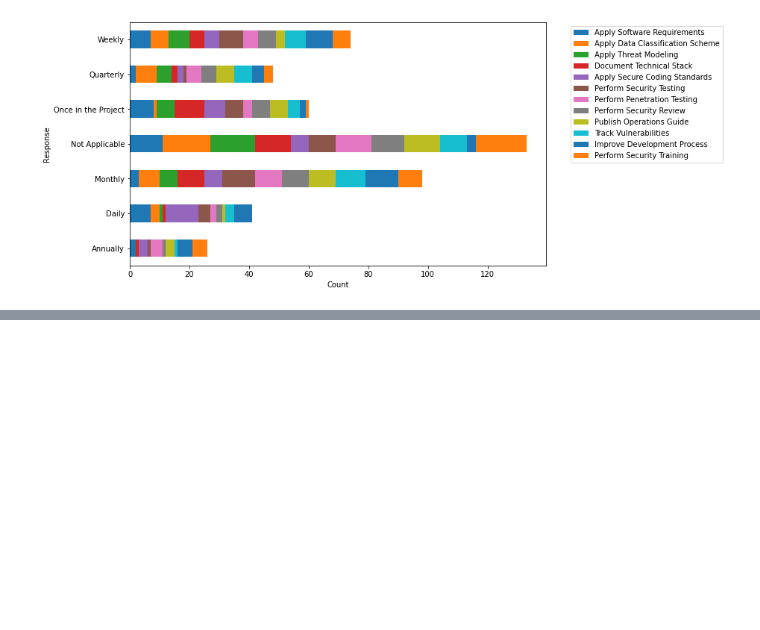
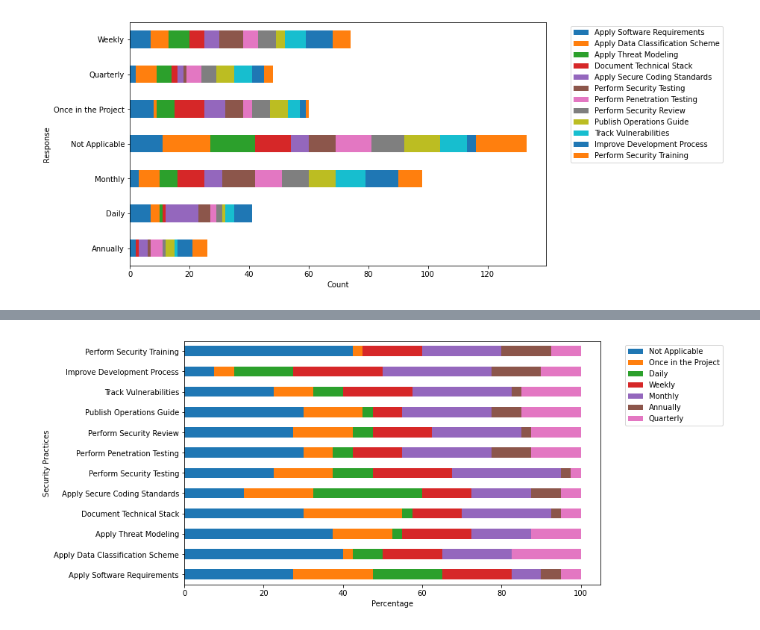
Before and after one commit to eng-aomar/Security_in_practice, a Jupyter notebook: security_in_practice.ipynb, the cells around one changed output, grey strips where cells are left out. Cells and saved outputs as stored; diff of their text form; code cells hidden in the pictures; blank space fills up the shorter version.

```diff
--- a/security_in_practice.ipynb
+++ b/security_in_practice.ipynb
@@ -445,3 +445,36 @@ df2
 | Once in the Project | 8 | 1.0 | 6.0 | 10 | ... |
 | Quarterly | 2 | 7.0 | 5.0 | 2 | ... |
 | Weekly | 7 | 6.0 | 7.0 | 5 | ... |
+# %%
+import pandas as pd
+import matplotlib.pyplot as plt
+df_responses= pd.read_csv('https://raw.githubusercontent.com/eng-aomar/Security_in_practice/main/secuirtyInPractice.csv')
+
+df_new =df_responses.iloc[:,9:21]
+image_format = 'svg' # e.g .png, .svg, etc.
+
+
+# initialize empty dataframe providing the columns
+df2 = pd.DataFrame(columns=df_new.columns)
+
+
+# loop over all columns
+for col in df_new.columns:
+    # counting occurences for each value can be done by value_counts()
+    val_counts = df_new[col].value_counts()
+    # replace nan values with 0
+    val_counts.fillna(0)
+    # calculate the sum of all categories
+    total = val_counts.sum()
+    # use value count for each category and divide it by the total count of all categories
+    # and multiply by 100 to get nice percent values
+    df2[col] = val_counts / total * 100
+
+# columns and rows need to be transposed in order to get the result we want
+df2.transpose().plot.barh(stacked=True, figsize=(10, 6))
+plt.legend( bbox_to_anchor=(1.05, 1))
+plt.xlabel("Percentage")
+plt.ylabel("Security Practices")
+plt.show()
+# %% [output]
+[figure, added]
```
